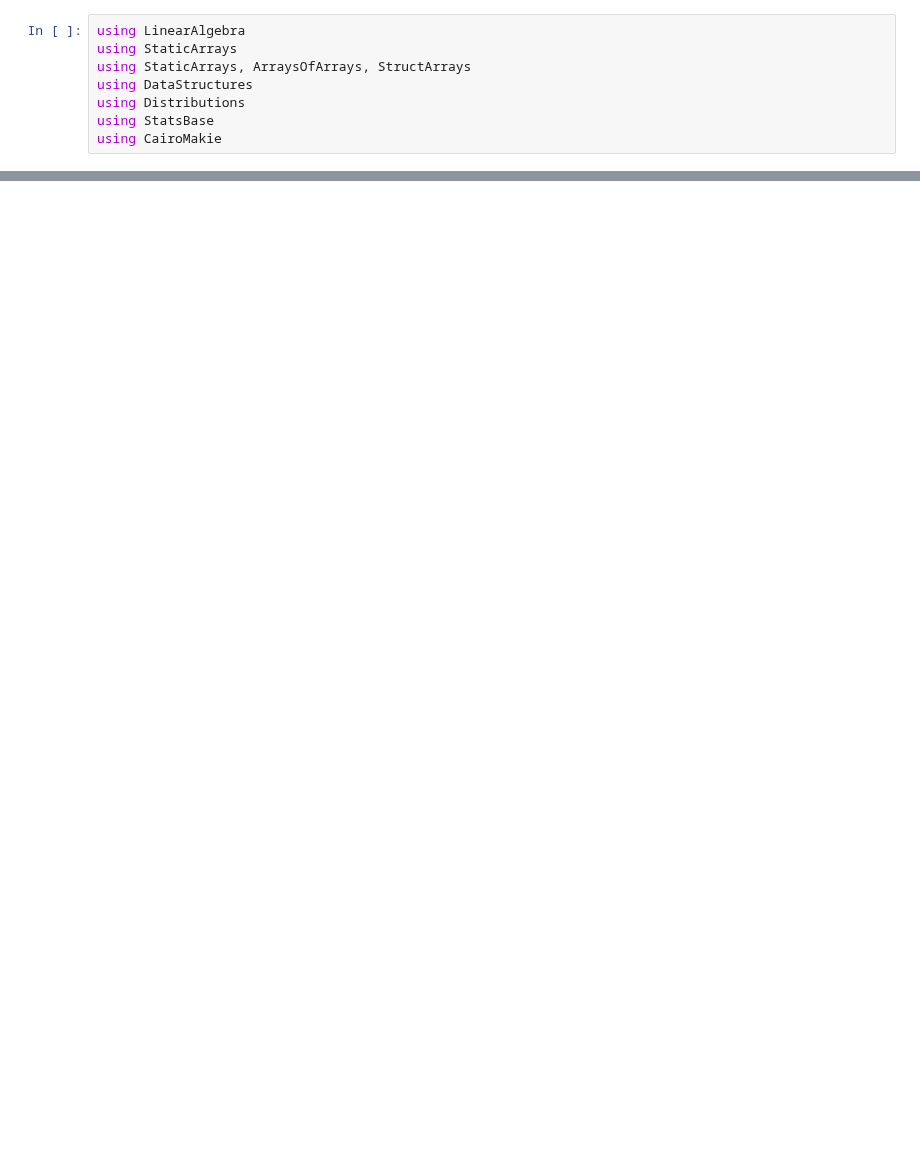
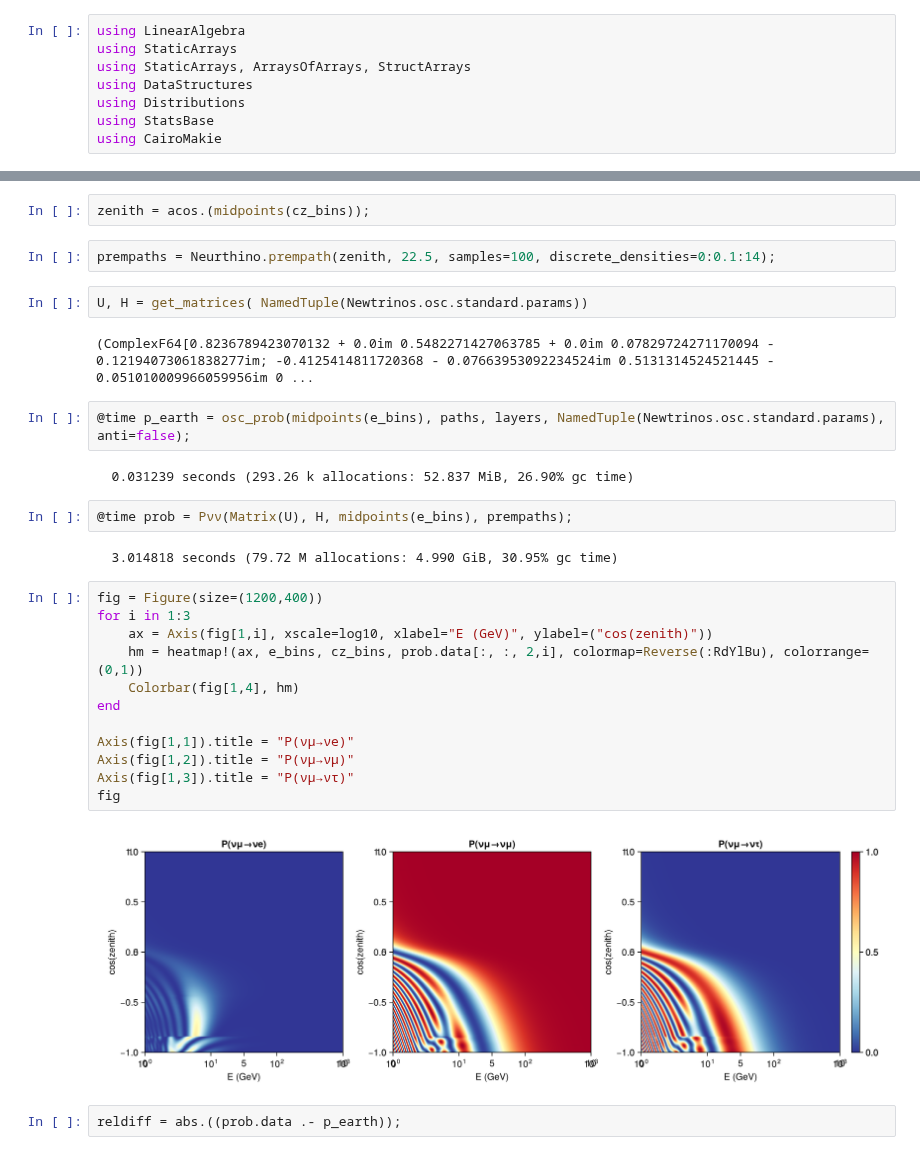
Before and after one commit to philippeller/Newtrinos.jl, a Jupyter notebook: src/theory/MSW.ipynb, the cells around one changed output, grey strips where cells are left out. Cells and saved outputs as stored; diff of their text form; blank space fills up the shorter version.

```diff
--- a/src/theory/MSW.ipynb
+++ b/src/theory/MSW.ipynb
@@ -41,0 +213,32 @@ fig
+# %%
+zenith = acos.(midpoints(cz_bins));
+# %%
+prempaths = Neurthino.prempath(zenith, 22.5, samples=100, discrete_densities=0:0.1:14);
+# %%
+U, H = get_matrices( NamedTuple(Newtrinos.osc.standard.params))
+# %% [output]
+(ComplexF64[0.8236789423070132 + 0.0im 0.5482271427063785 + 0.0im 0.07829724271170094 - 0.12194073061838277im; -0.4125414811720368 - 0.07663953092234524im 0.5131314524521445 - 0.051010009966059956im 0 ...
+# %%
+@time p_earth = osc_prob(midpoints(e_bins), paths, layers, NamedTuple(Newtrinos.osc.standard.params), anti=false);
+# %% [output]
+  0.031239 seconds (293.26 k allocations: 52.837 MiB, 26.90% gc time)
+# %%
+@time prob = Pνν(Matrix(U), H, midpoints(e_bins), prempaths);
+# %% [output]
+  3.014818 seconds (79.72 M allocations: 4.990 GiB, 30.95% gc time)
+# %%
+fig = Figure(size=(1200,400))
+for i in 1:3
+    ax = Axis(fig[1,i], xscale=log10, xlabel="E (GeV)", ylabel=("cos(zenith)"))
+    hm = heatmap!(ax, e_bins, cz_bins, prob.data[:, :, 2,i], colormap=Reverse(:RdYlBu), colorrange=(0,1))
+    Colorbar(fig[1,4], hm)
+end
+
+Axis(fig[1,1]).title = "P(νμ→νe)"
+Axis(fig[1,2]).title = "P(νμ→νμ)"
+Axis(fig[1,3]).title = "P(νμ→ντ)"
+fig
+# %% [output]
+[figure, added]
+# %%
+reldiff = abs.((prob.data .- p_earth));
```
Also changed, not shown: parts of 33 cells of this notebook, 10 other files.
